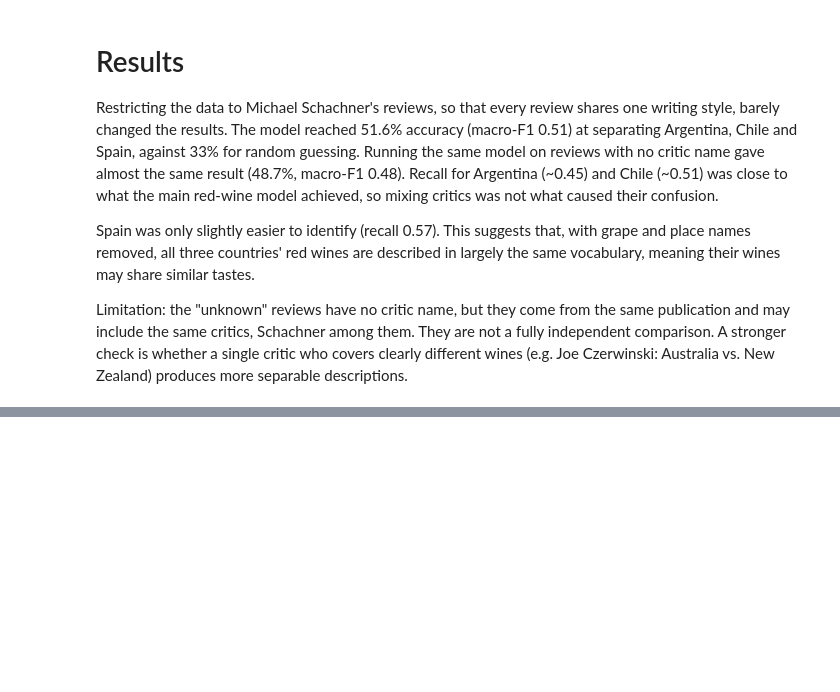
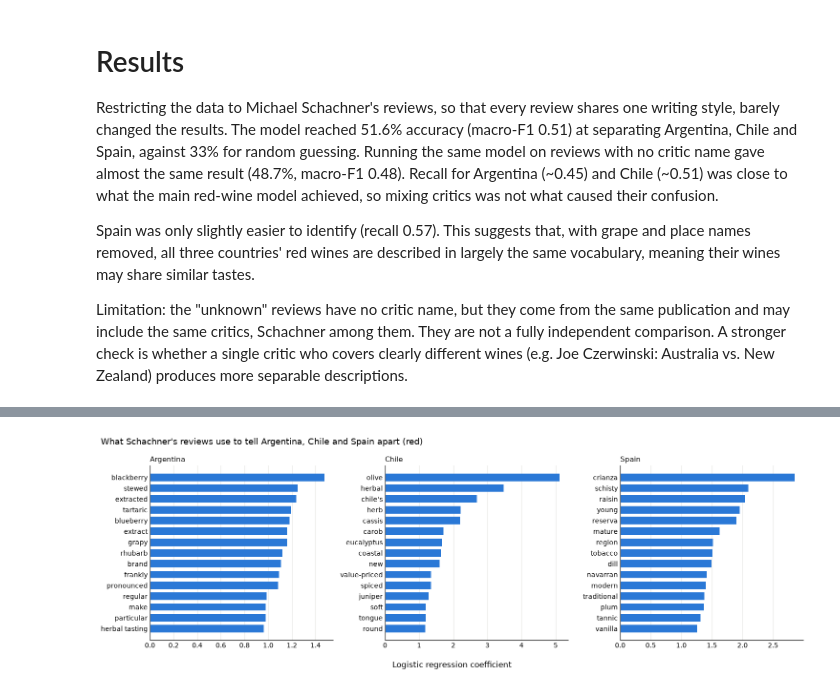
Before and after one commit to Madlenate/Winery_reviews, a Jupyter notebook: NLTK_analysis_part3.ipynb, the cells around one changed output, grey strips where cells are left out. Saved outputs shown, nothing was run; the diff lists cells and outputs as text; code cells hidden in the pictures; blank space fills up the shorter version.

Commit message:
Review Text Around Argentina, Chille, and Spain

```diff
--- a/NLTK_analysis_part3.ipynb
+++ b/NLTK_analysis_part3.ipynb
@@ -224,0 +230,21 @@ Limitation: the "unknown" reviews have no critic name, but they come from the sa
+# %%
+terms_s = vec_s.get_feature_names_out()
+TOP_K = 15
+
+fig, axes = plt.subplots(1, 3, figsize=(15, 5))
+for ax, (i, country) in zip(axes, enumerate(model_s.classes_)):
+    top = np.argsort(model_s.coef_[i])[::-1][:TOP_K]
+    ax.barh(terms_s[top], model_s.coef_[i][top], color="#2a78d6", height=0.7)
+    ax.invert_yaxis()
+    ax.set_title(country, loc="left", fontsize=11)
+    ax.spines[["top", "right"]].set_visible(False)
+    ax.grid(axis="x", color="#e5e4e0", linewidth=0.8)
+    ax.set_axisbelow(True)
+    ax.tick_params(length=0)
+
+fig.suptitle("What Schachner's reviews use to tell Argentina, Chile and Spain apart (red)", x=0.01, ha="left", fontsize=13)
+fig.supxlabel("Logistic regression coefficient")
+plt.tight_layout()
+plt.show()
+# %% [output]
+[figure, added]
```
Also changed, not shown: parts of 3 cells of this notebook, 1 other file.
